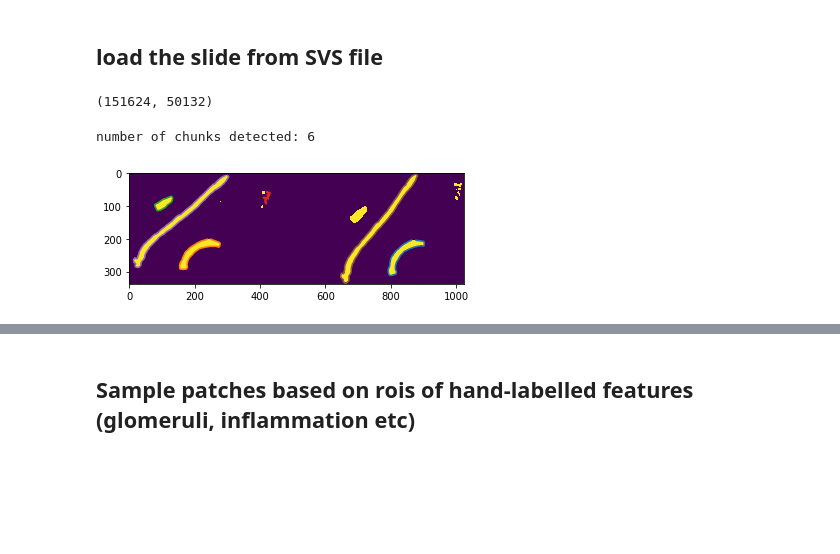
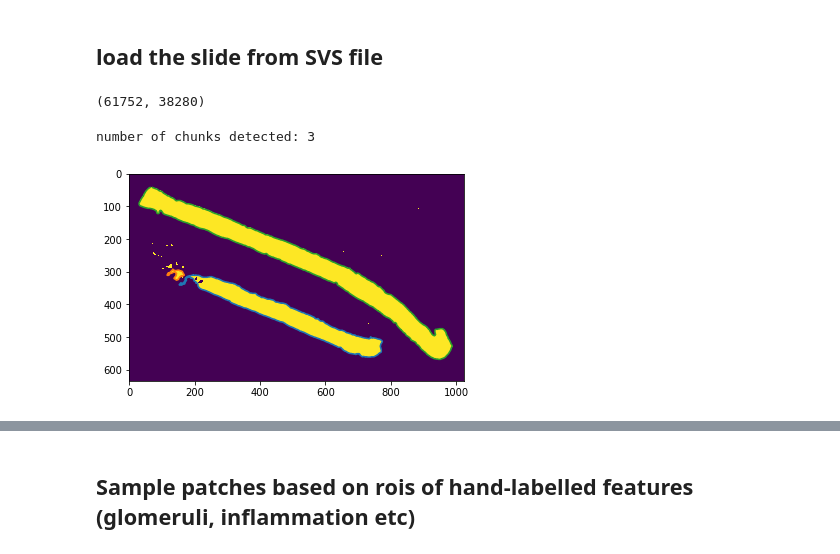
Before and after one commit to DSLituiev/slideslicer, a Jupyter notebook: notebooks/sample_patches_from_slide.ipynb, the cells around one changed output, grey strips where cells are left out. Drawn from its saved outputs; the diff is of its cells as text; code cells hidden in the pictures; blank space fills up the shorter version.

```diff
--- a/notebooks/sample_patches_from_slide.ipynb
+++ b/notebooks/sample_patches_from_slide.ipynb
@@ -50,0 +39,4 @@ with open(fnjson,'r') as fh:
+# %%
+# fnxml  = "/Users/dlituiev/repos/kidney_histopath/data/raw/f7f931a5cf3185a385e9aa34e6e9a566fc88000c.xml"
+fnxml  = "/Users/dlituiev/repos/kidney_histopath/data/raw/7b1f872d00041bfa4a316bb765e596f9be05931d.xml"
+fnsvs = re.sub(".xml$", ".svs", fnxml)
@@ -65,7 +222,7 @@ ratio = get_thumbnail_magnification(slide)
 # %%
 slide.dimensions
 # %% [output]
-(151624, 50132)
+(61752, 38280)
 # %%
 colordict = {'open glom': 'b',
              'glom': 'b',
@@ -75,16 +232,16 @@ colordict = {'open glom': 'b',
              'art':'olive',
              'fold':'y'}
 # %%
-chunk_masks = get_chunk_masks(img)
-chunk_countours = get_contours_from_mask(chunk_masks, minlen=70)
+chunk_masks = get_threshold_tissue_mask(img)
+chunk_countours = convert_mask2contour(chunk_masks, minlen=70)
 print("number of chunks detected:", len(chunk_countours))
 
 plt.imshow(chunk_masks)
 for cc in chunk_countours:
     plot_contour(cc)
 # %% [output]
-number of chunks detected: 6
+number of chunks detected: 3
-[figure, old version]
+[figure, new version]
 # %%
 chunk_rois = [get_roi_dict(cc, name='tissue', id=1+nn+len(roilist), sq_micron_per_pixel=1.0)
                           for nn,cc in enumerate(chunk_countours)]
```
Also changed, not shown: parts of 43 cells of this notebook, 5 other files.
